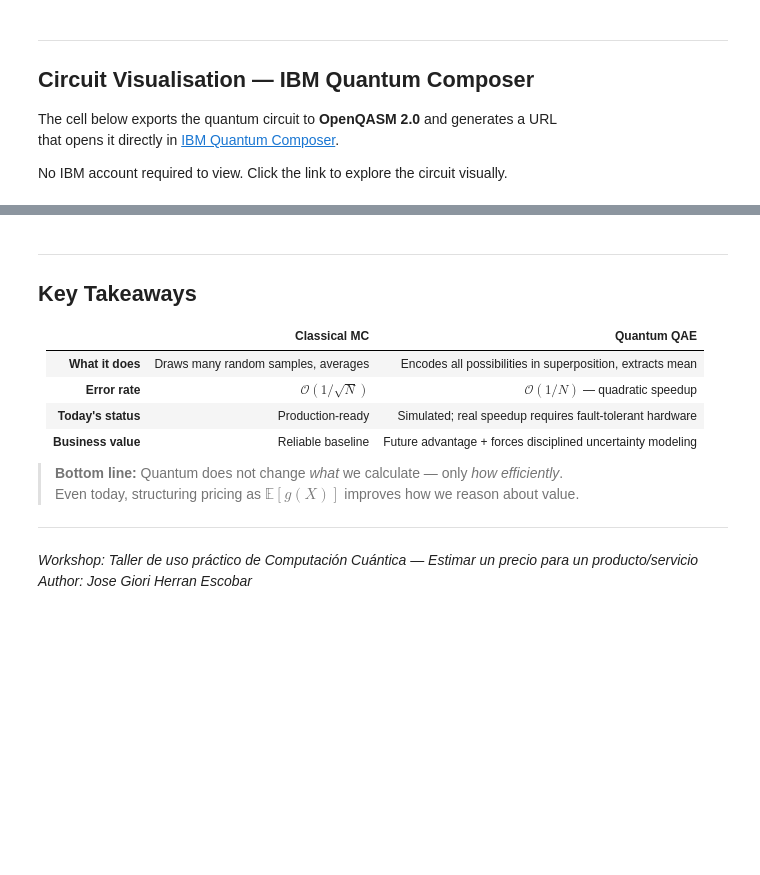
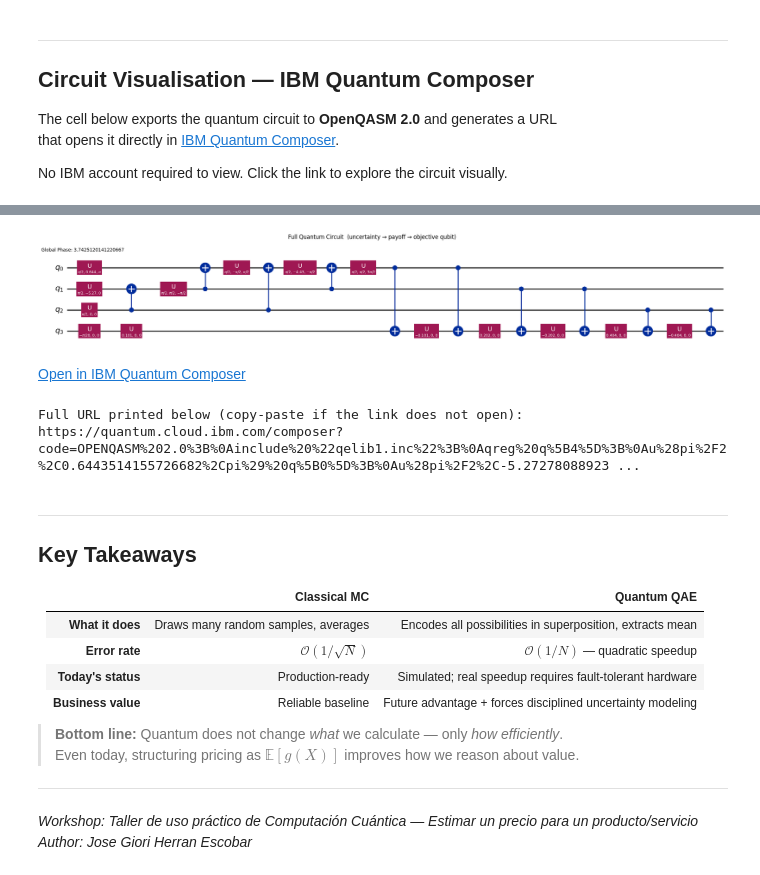
Before and after one commit to josegherran/quantum-price-inference, a Jupyter notebook: notebook/quantum_price_inference.ipynb, the cells around one changed output, grey strips where cells are left out. Drawn from its saved outputs; the diff is of its cells as text; code cells hidden in the pictures; blank space fills up the shorter version.

```diff
--- a/notebook/quantum_price_inference.ipynb
+++ b/notebook/quantum_price_inference.ipynb
@@ -239,24 +239,33 @@ that opens it directly in [IBM Quantum Composer](https://quantum.cloud.ibm.com/c
 
 No IBM account required to view. Click the link to explore the circuit visually.
 # %%
-from IPython.display import display, HTML
+from io import BytesIO
+
+import matplotlib.pyplot as plt
+from IPython.display import Image, Markdown, display
 from quantum_price_inference import composer_url
 
 # Build the full circuit (uncertainty + payoff) for Composer export
 full_circuit = payoff.circuit(model)
-
 url = composer_url(full_circuit)
 
-# Draw the circuit inline
-full_circuit.draw("mpl", fold=-1)
-plt.title("Full Quantum Circuit  (uncertainty → payoff → objective qubit)")
-plt.tight_layout()
-plt.show()
+# Draw a decomposed view inline so the notebook shows the actual gates
+display_circuit = full_circuit.decompose(reps=10)
+circuit_fig = display_circuit.draw("mpl", fold=-1)
+circuit_fig.suptitle(
+    "Full Quantum Circuit  (uncertainty → payoff → objective qubit)",
+    y=1.02,
+    fontsize=12,
+ )
+
+buffer = BytesIO()
+circuit_fig.savefig(buffer, format="png", bbox_inches="tight")
+plt.close(circuit_fig)
+buffer.seek(0)
+display(Image(data=buffer.getvalue()))
 
 # Clickable link
-display(HTML(
-    f'<p style="font-size:14px">🔗 <strong>Open in IBM Quantum Composer:</strong> '
-    f'<a href="{url}" target="_blank">{url[:80]}…</a></p>'
-))
+display(Markdown(f"[Open in IBM Quantum Composer]({url})"))
 print("\nFull URL printed below (copy-paste if the link does not open):")
 print(url)
+# %% [output]
@@ -263,3 +278,7 @@ print(url)
+[figure, added]
+[Open in IBM Quantum Composer](https://quantum.cloud.ibm.com/composer?code=OPENQASM%202.0%3B%0Ainclude%20%22qelib1.inc%22%3B%0Aqreg%20q%5B4%5D%3B%0Au%28pi%2F2%2C0.6443514155726682%2Cpi%29%20q%5B0%5D%3B%0Au%28pi%2F2%2C-5.272780889230194%2C0%29%20q%5B1%5D%3B%0Au%28pi%2F2%2C0%2C0%29%20q%5B2%5D%3B%0Acx%20q%5B2%5D%2Cq%5B1%5D%3B%0Au%28pi%2F2%2Cpi%2F2%2C-pi%2F2%29%20q%5B1%5D%3B%0Acx%20q%5B1%5D%2Cq%5B0%5D%3B%0Au%28pi%2F2%2C-pi%2F2%2Cpi%2F2%29%20q%5B0%5D%3B%0Acx%20q%5B2%5D%2Cq%5B0%5D%3B%0Au%28pi%2F2%2C-4.427390881381505%2C-pi%2F2%29%20q%5B0%5D%3B%0Acx%20q%5B1%5D%2Cq%5B0%5D%3B%0Au%28pi%2F2%2Cpi%2F2%2C3%2Api%2F2%29%20q%5B0%5D%3B%0Au%28-pi%2F20%2C0%2C0%29%20q%5B3%5D%3B%0Au%280.10097976386538622%2C0%2C0%29%20q%5B3%5D%3B%0Acx%20q%5B0%5D%2Cq%5B3%5D%3B%0Au%28-0.10097976386538622%2C0%2C0%29%20q%5B3%5D%3B%0Acx%20q%5B0%5D%2Cq%5B3%5D%3B%0Au%280.20195952773077244%2C0%2C0%29%20q%5B3%5D%3B%0Acx%20q%5B1%5D%2Cq%5B3%5D%3B%0Au%28-0.20195952773077244%2C0%2C0%29%20q%5B3%5D%3B%0Acx%20q%5B1%5D%2Cq%5B3%5D%3B%0Au%280.4039190554615449%2C0%2C0%29%20q%5B3%5D%3B%0Acx%20q%5B2%5D%2Cq%5B3%5D%3B%0Au%28-0.4039190554615449%2C0%2C0%29%20q%5B3%5D%3B%0Acx%20q%5B2%5D%2Cq%5B3%5D%3B)
+Full URL printed below (copy-paste if the link does not open):
+https://quantum.cloud.ibm.com/composer?code=OPENQASM%202.0%3B%0Ainclude%20%22qelib1.inc%22%3B%0Aqreg%20q%5B4%5D%3B%0Au%28pi%2F2%2C0.6443514155726682%2Cpi%29%20q%5B0%5D%3B%0Au%28pi%2F2%2C-5.27278088923 ...
 # %% [markdown]
 ---
 ## Key Takeaways
```
Also changed, not shown: parts of 4 cells of this notebook, 1 other file.
